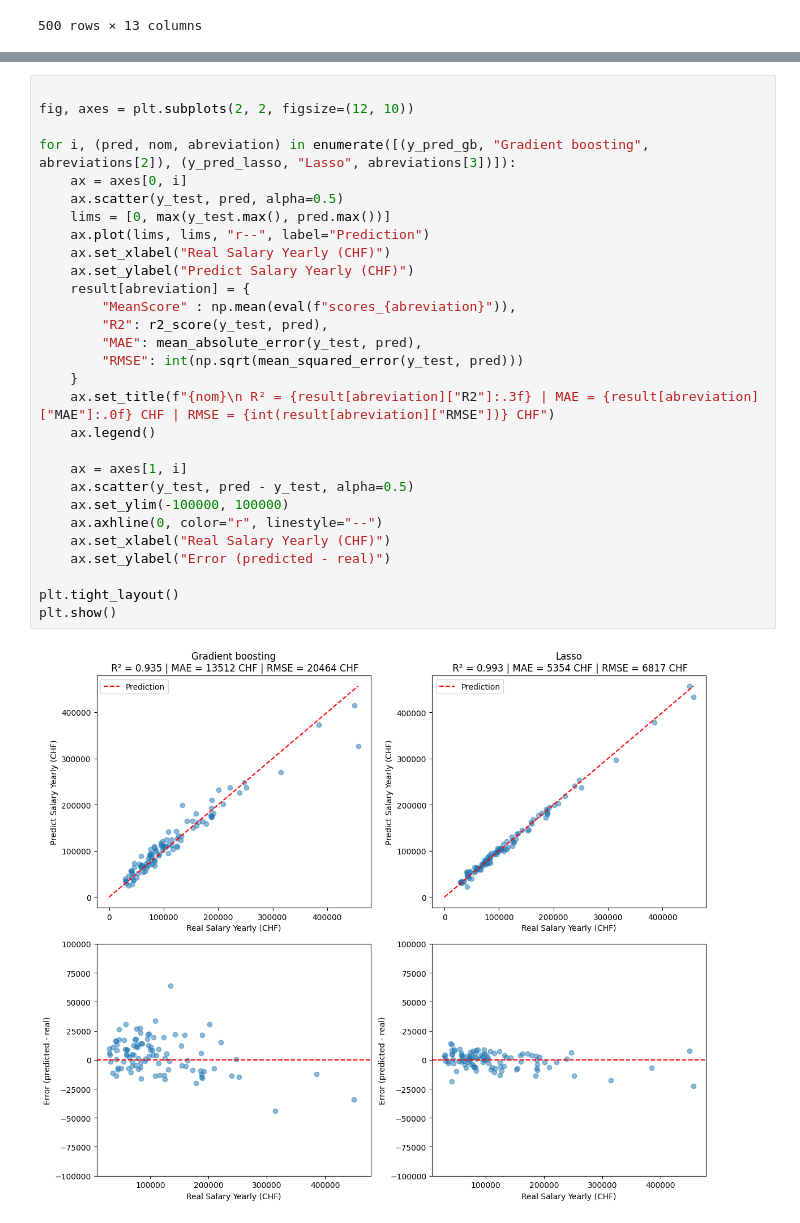
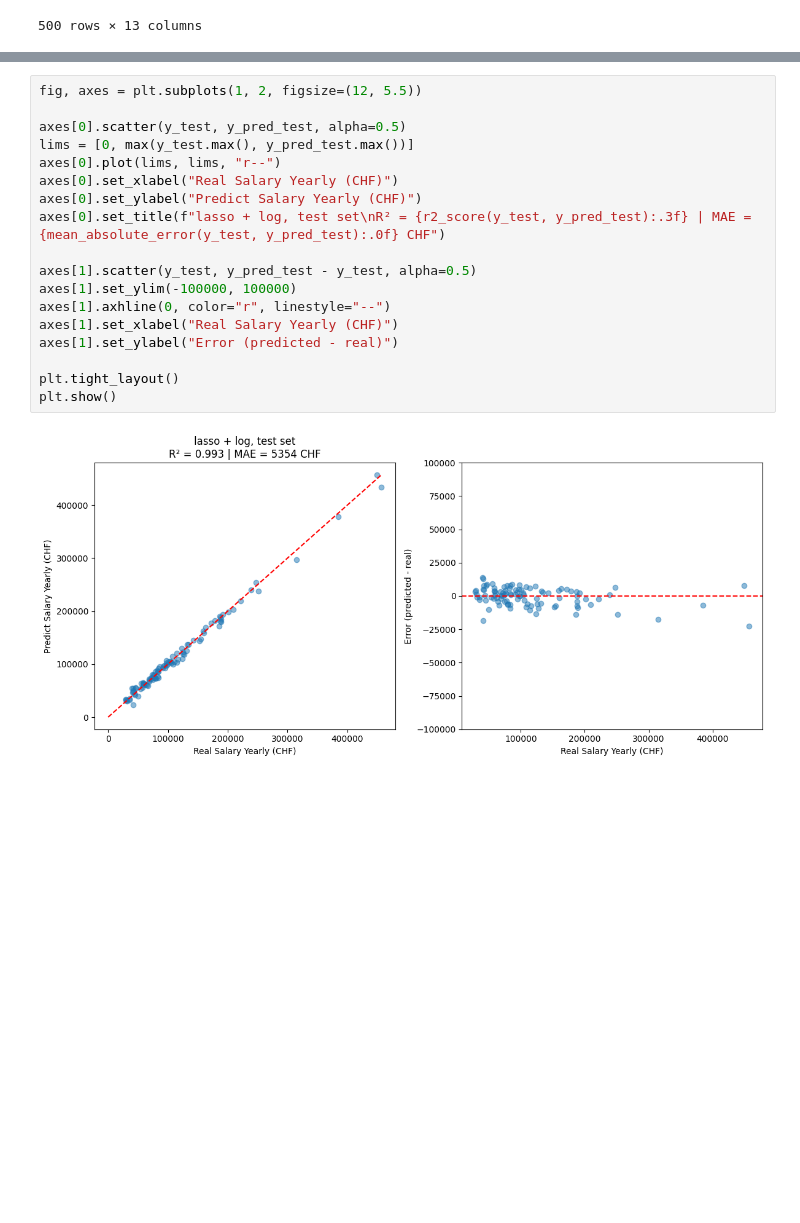
Before and after one commit to Dyumes/SS2-MobileApp, a Jupyter notebook: model_prediction/model.ipynb, the cells around one changed output, grey strips where cells are left out. Saved outputs shown, nothing was run; the diff lists cells and outputs as text; blank space fills up the shorter version.

```diff
--- a/model_prediction/model.ipynb
+++ b/model_prediction/model.ipynb
@@ -418,31 +400,20 @@ plt.show()
 # %%
+fig, axes = plt.subplots(1, 2, figsize=(12, 5.5))
 
-fig, axes = plt.subplots(2, 2, figsize=(12, 10))
+axes[0].scatter(y_test, y_pred_test, alpha=0.5)
+lims = [0, max(y_test.max(), y_pred_test.max())]
+axes[0].plot(lims, lims, "r--")
+axes[0].set_xlabel("Real Salary Yearly (CHF)")
+axes[0].set_ylabel("Predict Salary Yearly (CHF)")
+axes[0].set_title(f"lasso + log, test set\nR² = {r2_score(y_test, y_pred_test):.3f} | MAE = {mean_absolute_error(y_test, y_pred_test):.0f} CHF")
 
-for i, (pred, nom, abreviation) in enumerate([(y_pred_gb, "Gradient boosting", abreviations[2]), (y_pred_lasso, "Lasso", abreviations[3])]):
-    ax = axes[0, i]
-    ax.scatter(y_test, pred, alpha=0.5)
-    lims = [0, max(y_test.max(), pred.max())]
-    ax.plot(lims, lims, "r--", label="Prediction")
-    ax.set_xlabel("Real Salary Yearly (CHF)")
-    ax.set_ylabel("Predict Salary Yearly (CHF)")
-    result[abreviation] = {
-        "MeanScore" : np.mean(eval(f"scores_{abreviation}")),
-        "R2": r2_score(y_test, pred),
-        "MAE": mean_absolute_error(y_test, pred),
-        "RMSE": int(np.sqrt(mean_squared_error(y_test, pred)))
-    }
-    ax.set_title(f"{nom}\n R² = {result[abreviation]["R2"]:.3f} | MAE = {result[abreviation]["MAE"]:.0f} CHF | RMSE = {int(result[abreviation]["RMSE"])} CHF")
-    ax.legend()
-
-    ax = axes[1, i]
-    ax.scatter(y_test, pred - y_test, alpha=0.5)
-    ax.set_ylim(-100000, 100000)
-    ax.axhline(0, color="r", linestyle="--")
-    ax.set_xlabel("Real Salary Yearly (CHF)")
-    ax.set_ylabel("Error (predicted - real)")
+axes[1].scatter(y_test, y_pred_test - y_test, alpha=0.5)
+axes[1].set_ylim(-100000, 100000)
+axes[1].axhline(0, color="r", linestyle="--")
+axes[1].set_xlabel("Real Salary Yearly (CHF)")
+axes[1].set_ylabel("Error (predicted - real)")
 
 plt.tight_layout()
 plt.show()
 # %% [output]
-[figure, old version]
+[figure, new version]
```
Also changed, not shown: parts of 9 cells of this notebook, 1 other file.
